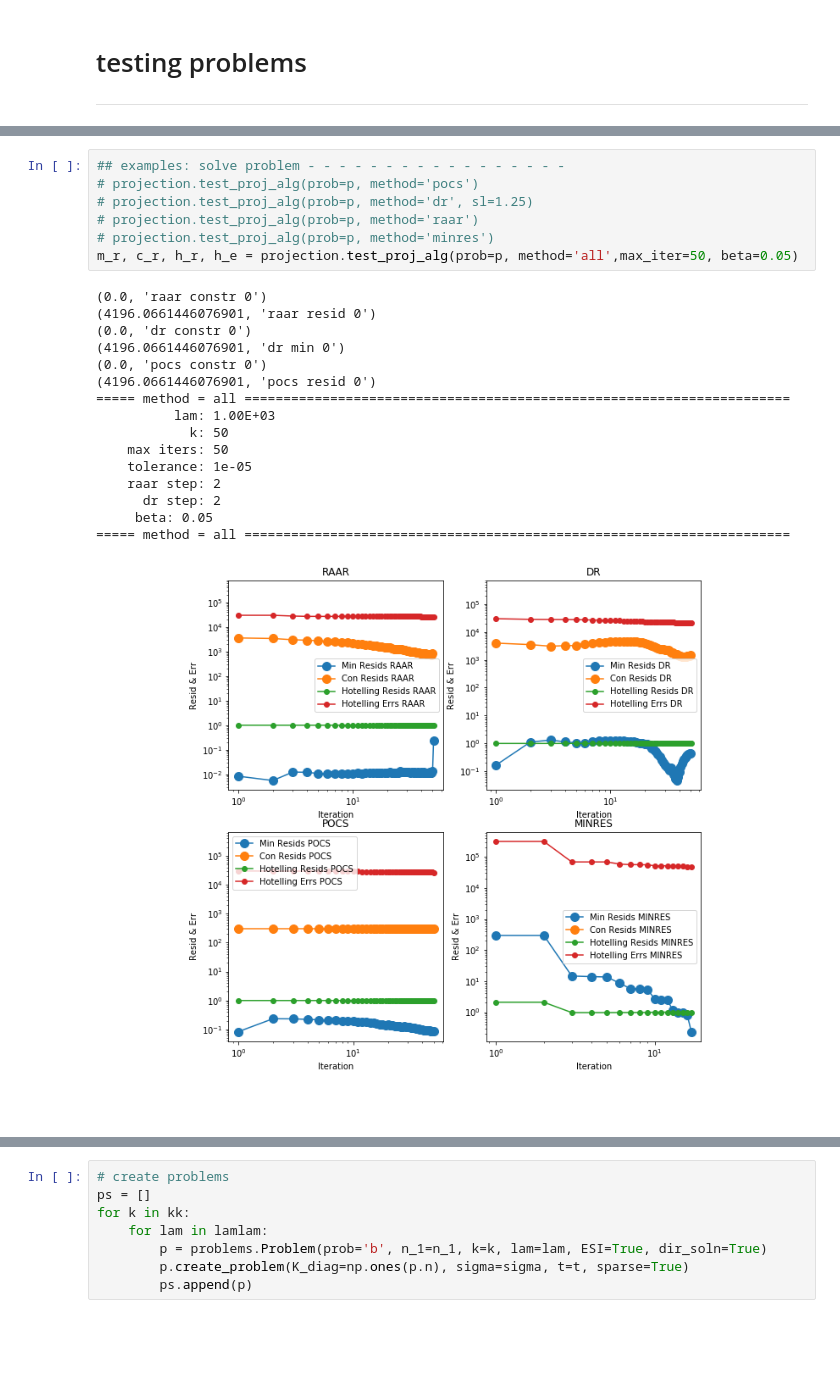
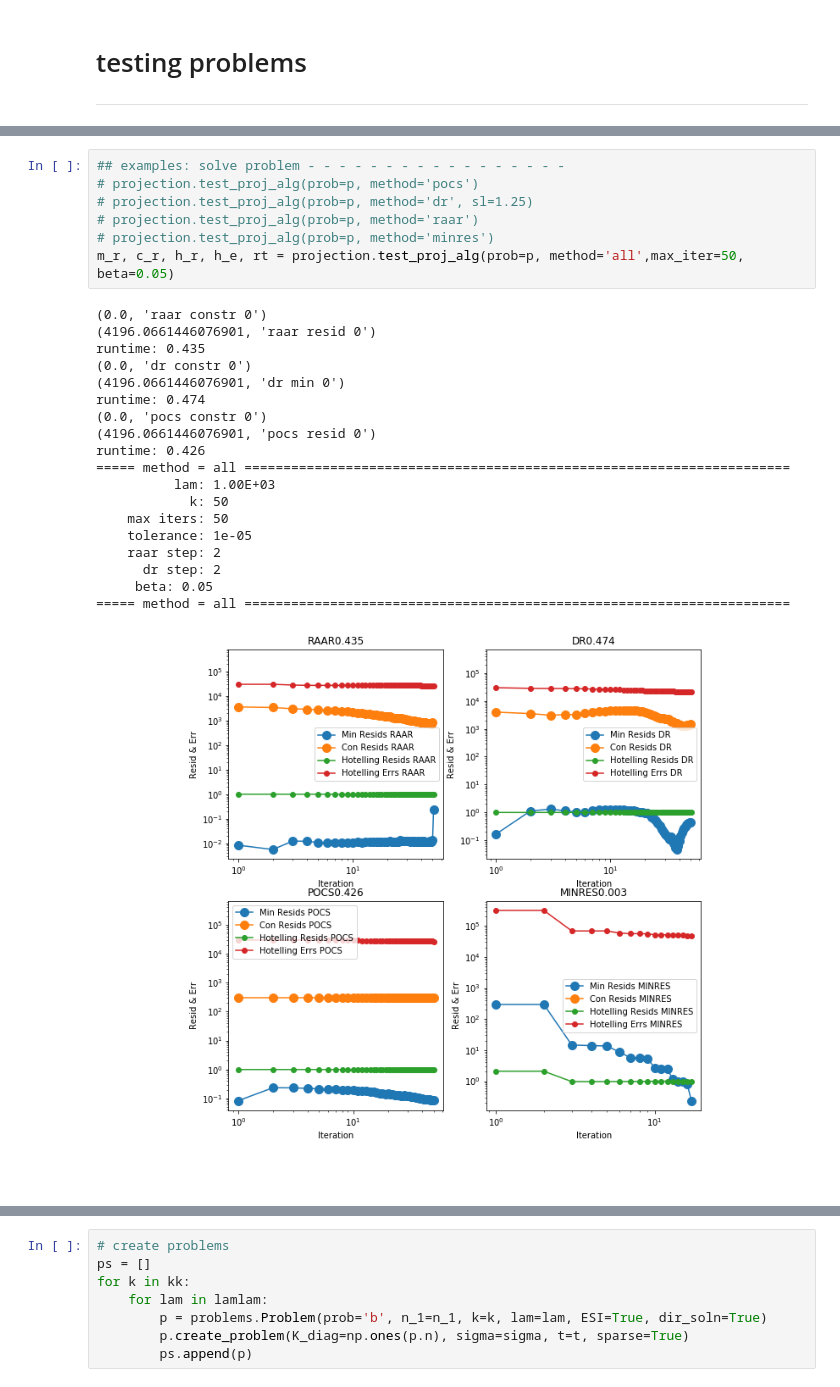
Before and after one commit to zimmerman-cole/ill-condition, a Jupyter notebook: code/pres/intermediate/projection_alg_testing.ipynb, the cells around one changed output, grey strips where cells are left out. Cells and saved outputs as stored; diff of their text form; blank space fills up the shorter version.

Commit message:
updating problems/projection and adding 2d problem to nb

```diff
--- a/code/pres/intermediate/projection_alg_testing.ipynb
+++ b/code/pres/intermediate/projection_alg_testing.ipynb
@@ -50,27 +50,30 @@ ESIN_b shape  = (400,)
 # %%
 ## examples: solve problem - - - - - - - - - - - - - - - - -
 # projection.test_proj_alg(prob=p, method='pocs')
 # projection.test_proj_alg(prob=p, method='dr', sl=1.25)
 # projection.test_proj_alg(prob=p, method='raar')
 # projection.test_proj_alg(prob=p, method='minres')
-m_r, c_r, h_r, h_e = projection.test_proj_alg(prob=p, method='all',max_iter=50, beta=0.05)
+m_r, c_r, h_r, h_e, rt = projection.test_proj_alg(prob=p, method='all',max_iter=50, beta=0.05)
 # %% [output]
 (0.0, 'raar constr 0')
 (4196.0661446076901, 'raar resid 0')
+runtime: 0.435
 (0.0, 'dr constr 0')
 (4196.0661446076901, 'dr min 0')
+runtime: 0.474
 (0.0, 'pocs constr 0')
 (4196.0661446076901, 'pocs resid 0')
+runtime: 0.426
 ===== method = all ======================================================================
           lam: 1.00E+03
             k: 50
     max iters: 50
     tolerance: 1e-05
     raar step: 2
       dr step: 2
      beta: 0.05
 ===== method = all ======================================================================
-[figure, old version]
+[figure, new version]
 # %%
 # set blur parameters
 sigma  = 3
```
Also changed, not shown: parts of 11 cells of this notebook, 2 other files.
